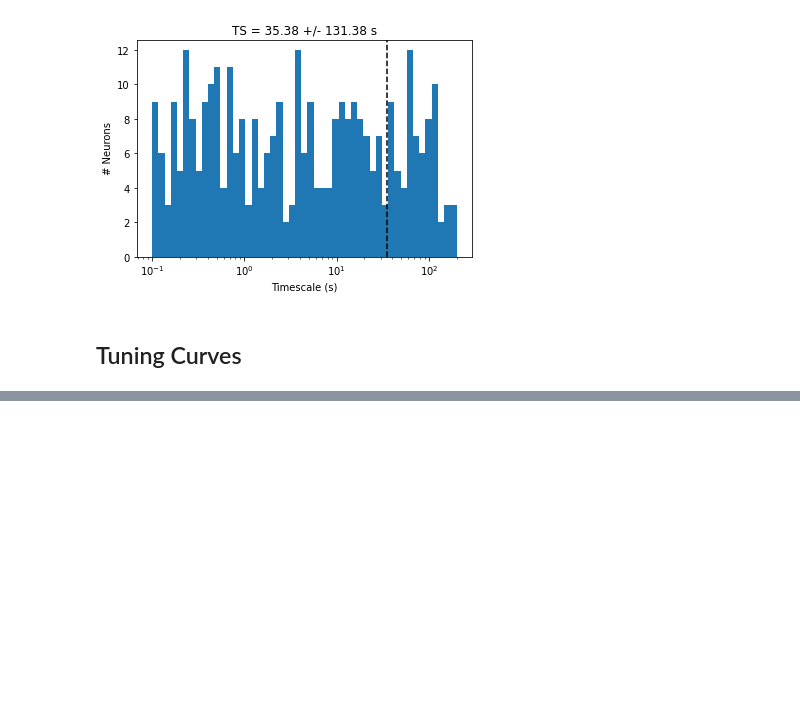
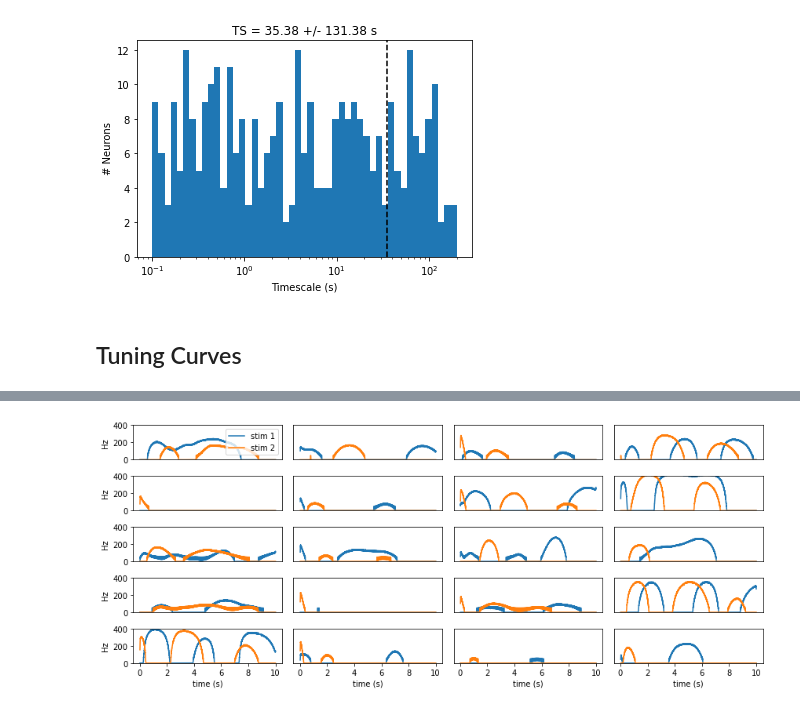
Before and after one commit to neuromorphs/grill-srnn-pfc, a Jupyter notebook: notebooks/07_model_descriptive_statistics.ipynb, the cells around one changed output, grey strips where cells are left out. Cells and saved outputs as stored; diff of their text form; code cells hidden in the pictures; blank space fills up the shorter version.

Commit message:
added psth plots

```diff
--- a/notebooks/07_model_descriptive_statistics.ipynb
+++ b/notebooks/07_model_descriptive_statistics.ipynb
@@ -148,0 +183,28 @@ plt.tight_layout()
+# %%
+plt.figure(figsize=(12,5))
+W = 4
+H = 5
+N = W*H
+
+filt = nengo.synapses.Lowpass(0.01)  # just to smooth the spike data a bit, rather than binning it
+start = 20
+t = sim.trange()[start:]
+for i in range(N):
+    plt.subplot(H, W, i+1)
+    plt.plot(t, filt.filtfilt(data_dim1[start:,i]), label='stim 1')
+    plt.plot(t, filt.filtfilt(data_dim2[start:,i]), label='stim 2')
+    if i == 0:
+        plt.legend()
+    if i<N-W:
+        plt.xticks([])
+    else:
+        plt.xlabel('time (s)')
+    plt.ylim(0,400)
+    if i%W == 0:
+        plt.ylabel('Hz')
+    else:
+        plt.yticks([])
+plt.tight_layout()
+plt.show()
+# %% [output]
+[figure, added]
```
Also changed, not shown: parts of 5 cells of this notebook.
